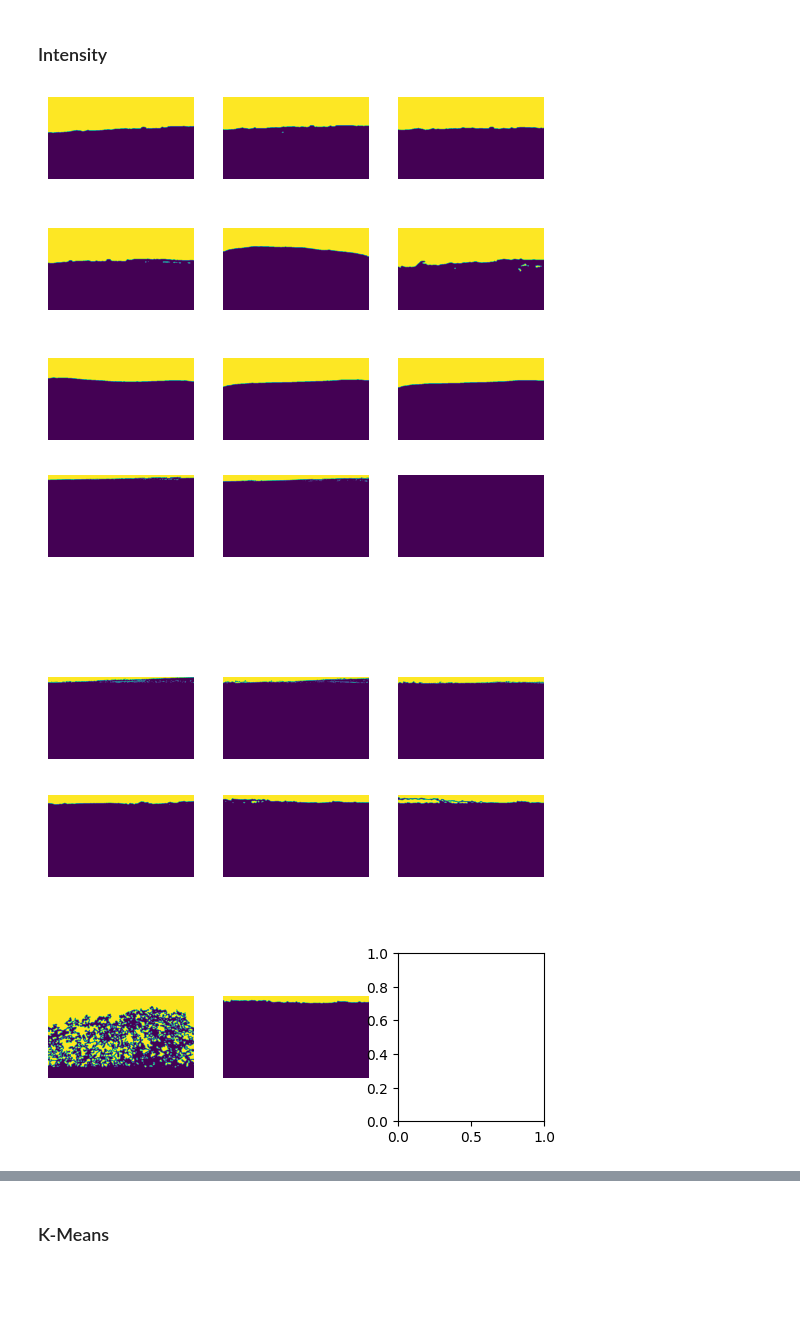
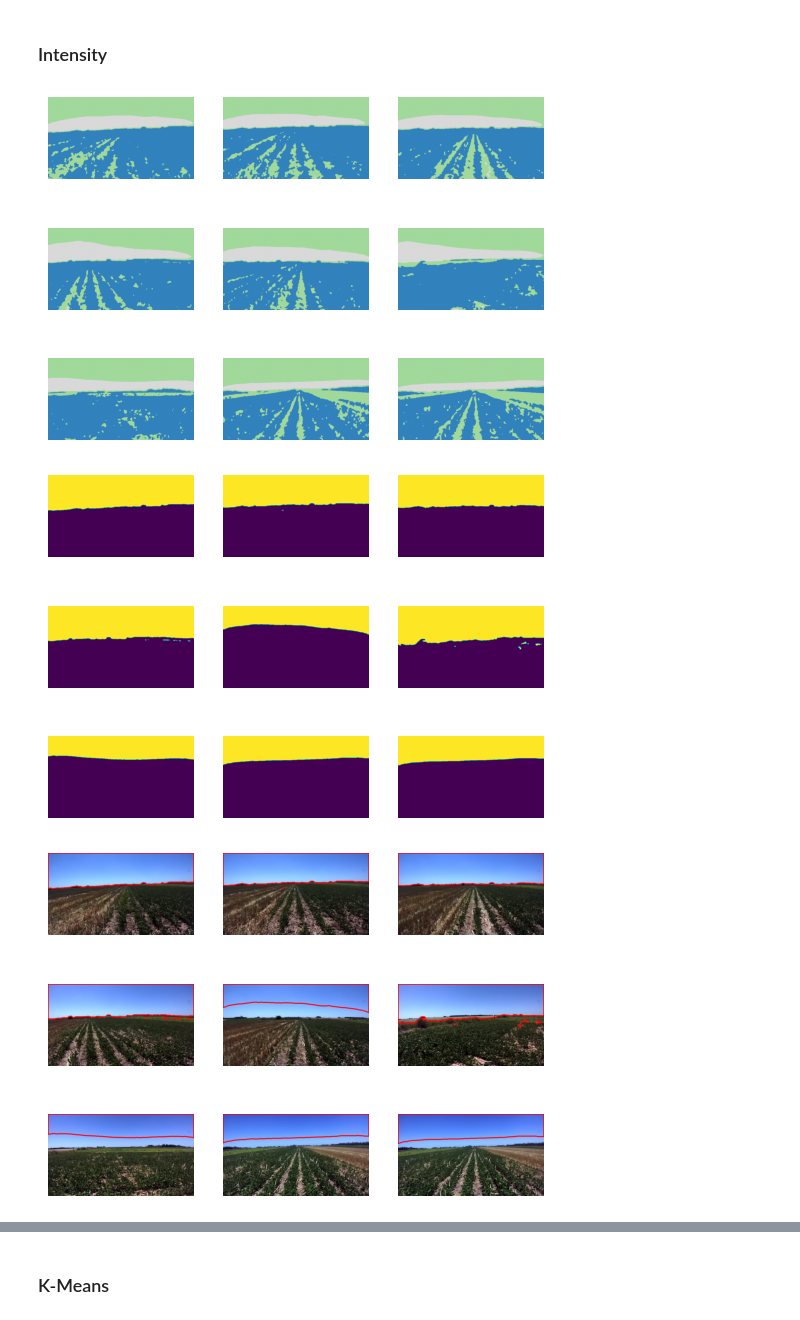
Before and after one commit to soncininicolas/dip_crop_field, a Jupyter notebook: sky_segmentation/sky_segmentation.ipynb, the cells around one changed output, grey strips where cells are left out. Drawn from its saved outputs; the diff is of its cells as text; code cells hidden in the pictures; blank space fills up the shorter version.

Commit message:
Add better visualization

```diff
--- a/sky_segmentation/sky_segmentation.ipynb
+++ b/sky_segmentation/sky_segmentation.ipynb
@@ -36,7 +37,7 @@ Z23_FILES = [
     'left0707.jpg', 'left0810.jpg',
 ]
 
-SAVE_IMAGES = True
+SAVE_IMAGES = False
 SAVE_PATH = '../resources/results/'
 if SAVE_IMAGES:
     os.makedirs(SAVE_PATH, exist_ok=True)
@@ -129,57 +175,58 @@ trd_overlay = []
 for img in trd_images:
     i_clus, i_img = IntensitySky(img, **trd_intensity_args)
     trd_intensity.append((i_img * 255).astype(np.uint8))
-    trd_clustering.append(i_clus)
-    # trd_overlay.append(overlay_segmentation(img, i_clus))
+    trd_clustering.append(plot_segmentation_image(i_clus))
+    trd_overlay.append(plot_sky_earth_separation(img, i_img))
+
+fig, axs = plot_images_grid(trd_clustering)
+fig.show()
 fig, axs = plot_images_grid(trd_intensity)
 fig.show()
-# fig, axs = plot_images_grid(trd_clustering)
-# fig.show()
-# fig, axs = plot_images_grid(trd_overlay)
-# fig.show()
+fig, axs = plot_images_grid(trd_overlay, cvtcolor=True)
+fig.show()
 
 # Zavalla 2022
 z22_intensity_args = {
     'ksize': (5,5),
     'sigmaX': 0,
     'k': 15
 }
 z22_intensity = []
 z22_clustering = []
 z22_overlay = []
 for img in z22_images:
     i_clus, i_img = IntensitySky(img, **z22_intensity_args)
     z22_intensity.append((i_img * 255).astype(np.uint8))
-    z22_clustering.append(i_clus)
-    # z22_overlay.append(overlay_segmentation(img, i_clus))
+    z22_clustering.append(plot_segmentation_image(i_clus))
+    z22_overlay.append(plot_sky_earth_separation(img, i_img))
+fig, axs = plot_images_grid(z22_clustering)
+fig.show()
 fig, axs = plot_images_grid(z22_intensity)
 fig.show()
-# fig, axs = plot_images_grid(z22_clustering)
-# fig.show()
-# fig, axs = plot_images_grid(z22_overlay)
-# fig.show()
+fig, axs = plot_images_grid(z22_overlay, cvtcolor=True)
+fig.show()
 
 # Zavalla 2023
 z23_intensity_args = {
     'ksize': (25,25),
     'sigmaX': 0,
     'k': 10
 }
 z23_intensity = []
 z23_clustering = []
 z23_overlay = []
 for img in z23_images:
     i_clus, i_img = IntensitySky(img, **z23_intensity_args)
     z23_intensity.append((i_img * 255).astype(np.uint8))
-    z23_clustering.append(i_clus)
-    # z23_overlay.append(overlay_segmentation(img, i_clus))
+    z23_clustering.append(plot_segmentation_image(i_clus))
+    z23_overlay.append(plot_sky_earth_separation(img, i_img))
+fig, axs = plot_images_grid(z23_clustering)
+fig.show()
 fig, axs = plot_images_grid(z23_intensity)
 fig.show()
-# fig, axs = plot_images_grid(z23_clustering)
-# fig.show()
-# fig, axs = plot_images_grid(z23_overlay)
-# fig.show()
+fig, axs = plot_images_grid(z23_overlay, cvtcolor=True)
+fig.show()
 # %% [output]
-[figure, old version]
+[figure, new version]
-[figure, old version]
+[figure, new version]
-[figure, old version]
+[figure, new version]
```
Also changed, not shown: parts of 4 cells of this notebook.
